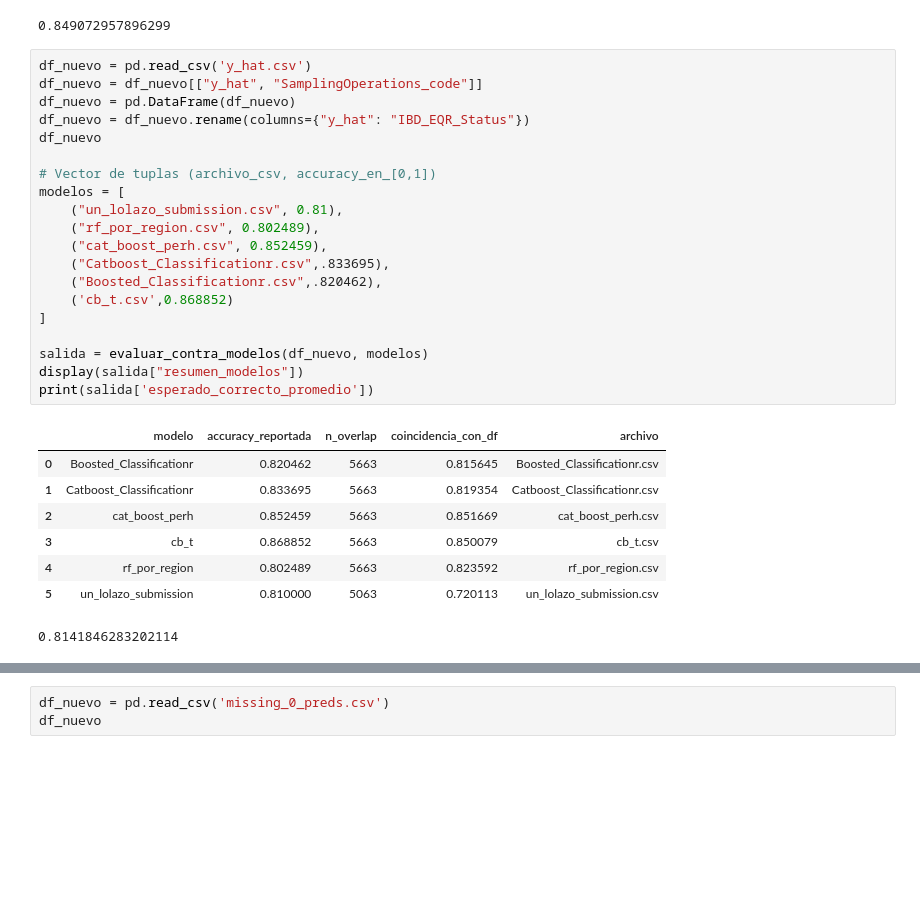
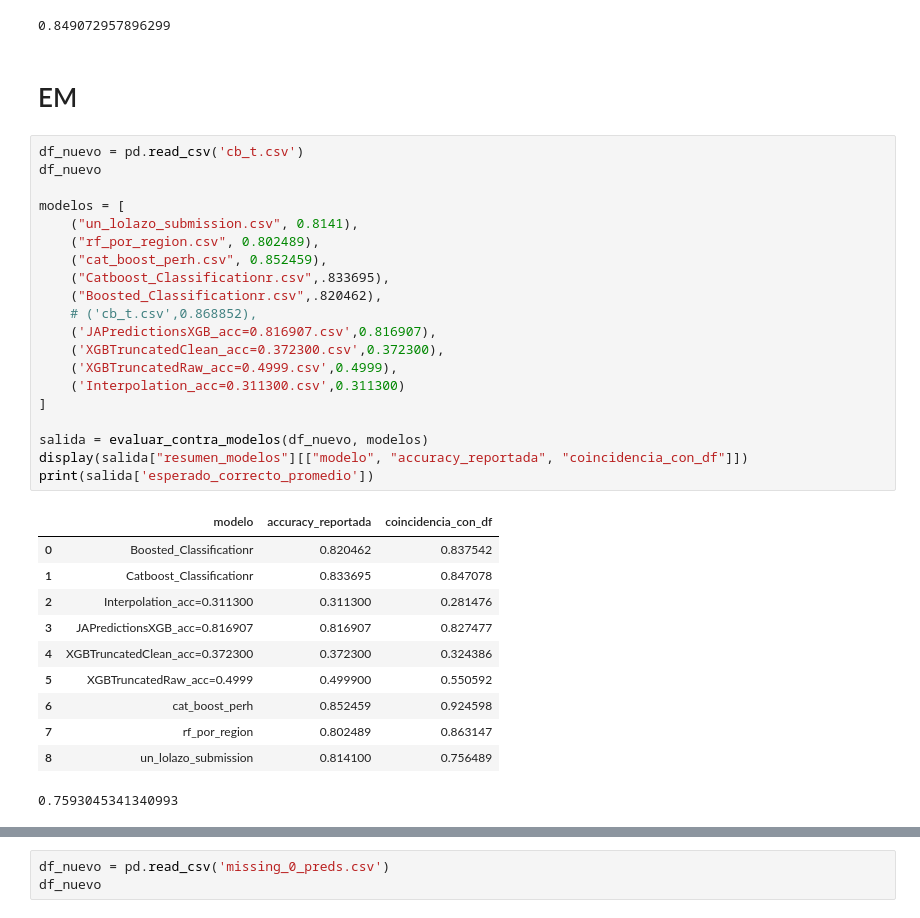
Before and after one commit to heritaco/Empilement-Tobit-CatBoost-et-interpolation-laplacienne-spatio-temporelle-pour-l-IBD-EQR, a Jupyter notebook: results/compare/comparar lo que ya tenemos.ipynb, the cells around one changed output, grey strips where cells are left out. Saved outputs shown, nothing was run; the diff lists cells and outputs as text; blank space fills up the shorter version.

```diff
--- a/results/compare/comparar lo que ya tenemos.ipynb
+++ b/results/compare/comparar lo que ya tenemos.ipynb
@@ -379,32 +383,37 @@ print(salida['esperado_correcto_promedio'])
 | 4 | rf_por_region | 0.802489 | 5663 | 0.843899 | rf_por_region.csv |
 | 5 | un_lolazo_submission | 0.810000 | 5063 | 0.766202 | un_lolazo_submission.csv |
 0.849072957896299
+# %% [markdown]
+# EM
 # %%
-df_nuevo = pd.read_csv('y_hat.csv')
-df_nuevo = df_nuevo[["y_hat", "SamplingOperations_code"]]
-df_nuevo = pd.DataFrame(df_nuevo)
-df_nuevo = df_nuevo.rename(columns={"y_hat": "IBD_EQR_Status"})
+df_nuevo = pd.read_csv('cb_t.csv')
 df_nuevo
 
-# Vector de tuplas (archivo_csv, accuracy_en_[0,1])
 modelos = [
-    ("un_lolazo_submission.csv", 0.81),
+    ("un_lolazo_submission.csv", 0.8141),
     ("rf_por_region.csv", 0.802489),
     ("cat_boost_perh.csv", 0.852459),
     ("Catboost_Classificationr.csv",.833695),
     ("Boosted_Classificationr.csv",.820462),
-    ('cb_t.csv',0.868852)
+    # ('cb_t.csv',0.868852),
+    ('JAPredictionsXGB_acc=0.816907.csv',0.816907),
+    ('XGBTruncatedClean_acc=0.372300.csv',0.372300),
+    ('XGBTruncatedRaw_acc=0.4999.csv',0.4999),
+    ('Interpolation_acc=0.311300.csv',0.311300)
 ]
 
 salida = evaluar_contra_modelos(df_nuevo, modelos)
-display(salida["resumen_modelos"])
+display(salida["resumen_modelos"][["modelo", "accuracy_reportada", "coincidencia_con_df"]])
 print(salida['esperado_correcto_promedio'])
 # %% [output]
-|  | modelo | accuracy_reportada | n_overlap | coincidencia_con_df | archivo |
-| 0 | Boosted_Classificationr | 0.820462 | 5663 | 0.815645 | Boosted_Classificationr.csv |
-| 1 | Catboost_Classificationr | 0.833695 | 5663 | 0.819354 | Catboost_Classificationr.csv |
-| 2 | cat_boost_perh | 0.852459 | 5663 | 0.851669 | cat_boost_perh.csv |
-| 3 | cb_t | 0.868852 | 5663 | 0.850079 | cb_t.csv |
-| 4 | rf_por_region | 0.802489 | 5663 | 0.823592 | rf_por_region.csv |
-| 5 | un_lolazo_submission | 0.810000 | 5063 | 0.720113 | un_lolazo_submission.csv |
+|  | modelo | accuracy_reportada | coincidencia_con_df |
+| 0 | Boosted_Classificationr | 0.820462 | 0.837542 |
+| 1 | Catboost_Classificationr | 0.833695 | 0.847078 |
+| 2 | Interpolation_acc=0.311300 | 0.311300 | 0.281476 |
+| 3 | JAPredictionsXGB_acc=0.816907 | 0.816907 | 0.827477 |
+| 4 | XGBTruncatedClean_acc=0.372300 | 0.372300 | 0.324386 |
+| 5 | XGBTruncatedRaw_acc=0.4999 | 0.499900 | 0.550592 |
+| 6 | cat_boost_perh | 0.852459 | 0.924598 |
+| 7 | rf_por_region | 0.802489 | 0.863147 |
+| 8 | un_lolazo_submission | 0.814100 | 0.756489 |
-0.8141846283202114
+0.7593045341340993
```
Also changed, not shown: parts of 4 cells of this notebook, 40 other files.
